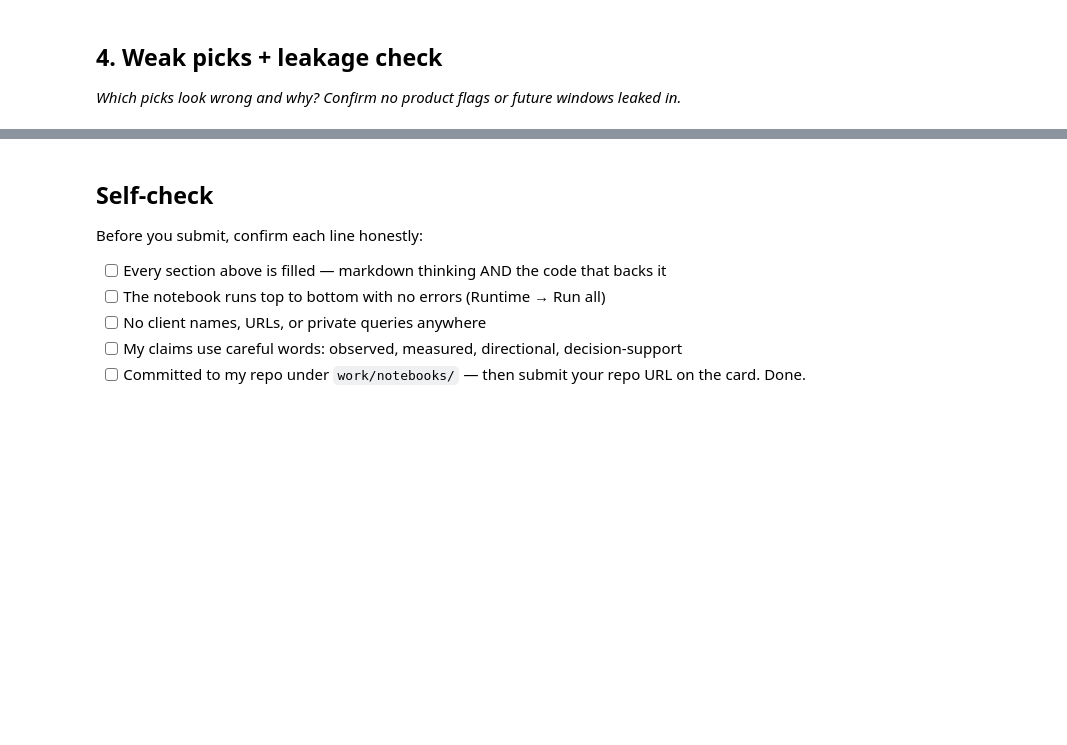
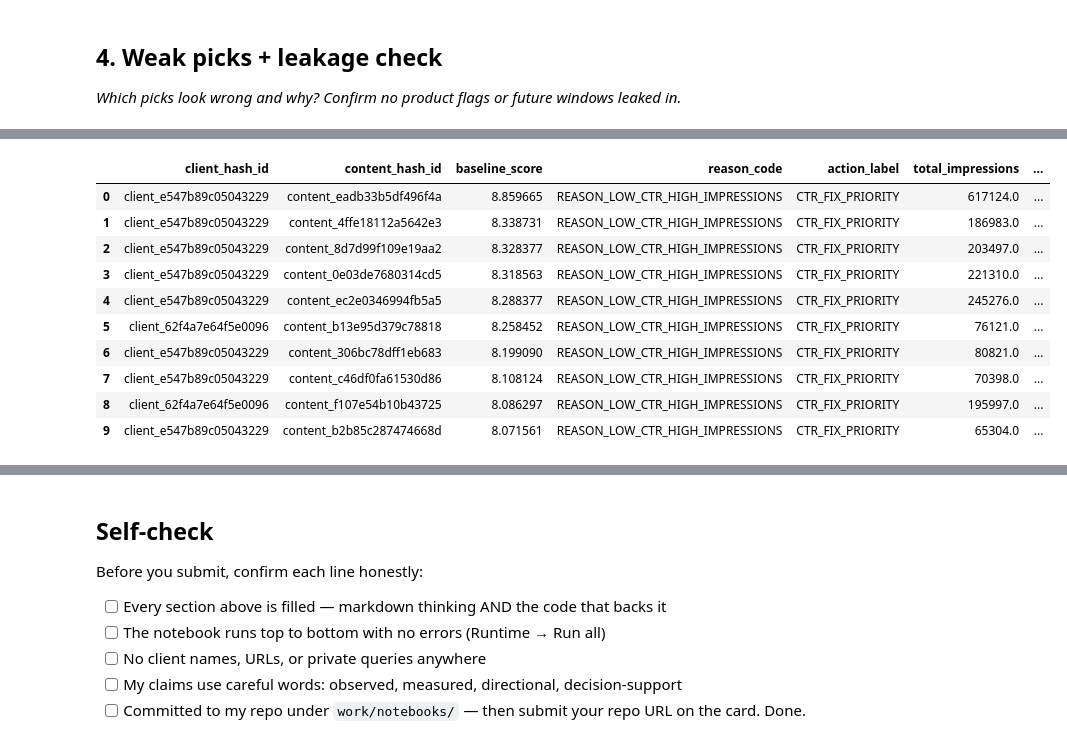
Before and after one commit to ayushmansaha1013/Fly_rank_ML_internship_repo, a Jupyter notebook: work/notebooks/w04_baseline_score.ipynb, the cells around one changed output, grey strips where cells are left out. Drawn from its saved outputs; the diff is of its cells as text; code cells hidden in the pictures; blank space fills up the shorter version.

```diff
--- a/work/notebooks/w04_baseline_score.ipynb
+++ b/work/notebooks/w04_baseline_score.ipynb
@@ -22,0 +66,19 @@ This skeleton is yours to fill. Work the sections **in order** — each one has
+# %%
+# This cell is for CODE (numbers, a query, a check).
+# Write your text answer in the cell ABOVE this one — typing sentences here breaks Run All.
+# Signal 1 Bucket Table: Position Buckets vs. Average CTR
+base_df['position_bucket'] = pd.cut(
+    base_df['avg_position'],
+    bins=[0, 3, 10, 20, 50, 100],
+    labels=['Top 3', 'Pos 4-10', 'Pos 11-20', 'Pos 21-50', 'Pos 51+']
+)
+
+s1_bucket = base_df.groupby('position_bucket', observed=False).agg(
+    n=('content_hash_id', 'count'),
+    mean_ctr=('ctr', 'mean'),
+    mean_clicks=('total_clicks', 'mean')
+).reset_index()
+
+print("=== Signal 1: CTR vs Position Bucket Table ===")
+print(s1_bucket)
+# Verdict: CONFIRMED — Pages in Top 3 have significantly higher CTR than Pos 4-10 and lower positions.
@@ -27,3 +97,20 @@ This skeleton is yours to fill. Work the sections **in order** — each one has
 # %%
 # This cell is for CODE (numbers, a query, a check).
 # Write your text answer in the cell ABOVE this one — typing sentences here breaks Run All.
+# Signal 2 Bucket Table: Impression Quantiles vs Click Rates
+base_df['impression_quantile'] = pd.qcut(
+    base_df['total_impressions'],
+    q=5,
+    labels=['Q1 (Low)', 'Q2', 'Q3', 'Q4', 'Q5 (High)'],
+    duplicates='drop'
+)
+
+s2_bucket = base_df.groupby('impression_quantile', observed=False).agg(
+    n=('content_hash_id', 'count'),
+    click_conversion_rate=('clicked_label', 'mean'),
+    avg_impressions=('total_impressions', 'mean')
+).reset_index()
+
+print("=== Signal 2: Impression Volume vs Click Rate ===")
+print(s2_bucket)
+# Verdict: CONFIRMED — Higher impression quantiles reliably correlate with click conversion probability.
@@ -36,0 +185,15 @@ This skeleton is yours to fill. Work the sections **in order** — each one has
+# %%
+top_10 = ranked_df[output_cols].head(10)
+top_10
+# %% [output]
+|  | client_hash_id | content_hash_id | baseline_score | reason_code | action_label | total_impressions | ... |
+| 0 | client_e547b89c05043229 | content_eadb33b5df496f4a | 8.859665 | REASON_LOW_CTR_HIGH_IMPRESSIONS | CTR_FIX_PRIORITY | 617124.0 | ... |
+| 1 | client_e547b89c05043229 | content_4ffe18112a5642e3 | 8.338731 | REASON_LOW_CTR_HIGH_IMPRESSIONS | CTR_FIX_PRIORITY | 186983.0 | ... |
+| 2 | client_e547b89c05043229 | content_8d7d99f109e19aa2 | 8.328377 | REASON_LOW_CTR_HIGH_IMPRESSIONS | CTR_FIX_PRIORITY | 203497.0 | ... |
+| 3 | client_e547b89c05043229 | content_0e03de7680314cd5 | 8.318563 | REASON_LOW_CTR_HIGH_IMPRESSIONS | CTR_FIX_PRIORITY | 221310.0 | ... |
+| 4 | client_e547b89c05043229 | content_ec2e0346994fb5a5 | 8.288377 | REASON_LOW_CTR_HIGH_IMPRESSIONS | CTR_FIX_PRIORITY | 245276.0 | ... |
+| 5 | client_62f4a7e64f5e0096 | content_b13e95d379c78818 | 8.258452 | REASON_LOW_CTR_HIGH_IMPRESSIONS | CTR_FIX_PRIORITY | 76121.0 | ... |
+| 6 | client_e547b89c05043229 | content_306bc78dff1eb683 | 8.199090 | REASON_LOW_CTR_HIGH_IMPRESSIONS | CTR_FIX_PRIORITY | 80821.0 | ... |
+| 7 | client_e547b89c05043229 | content_c46df0fa61530d86 | 8.108124 | REASON_LOW_CTR_HIGH_IMPRESSIONS | CTR_FIX_PRIORITY | 70398.0 | ... |
+| 8 | client_62f4a7e64f5e0096 | content_f107e54b10b43725 | 8.086297 | REASON_LOW_CTR_HIGH_IMPRESSIONS | CTR_FIX_PRIORITY | 195997.0 | ... |
+| 9 | client_e547b89c05043229 | content_b2b85c287474668d | 8.071561 | REASON_LOW_CTR_HIGH_IMPRESSIONS | CTR_FIX_PRIORITY | 65304.0 | ... |
```
Also changed, not shown: parts of 11 cells of this notebook.
